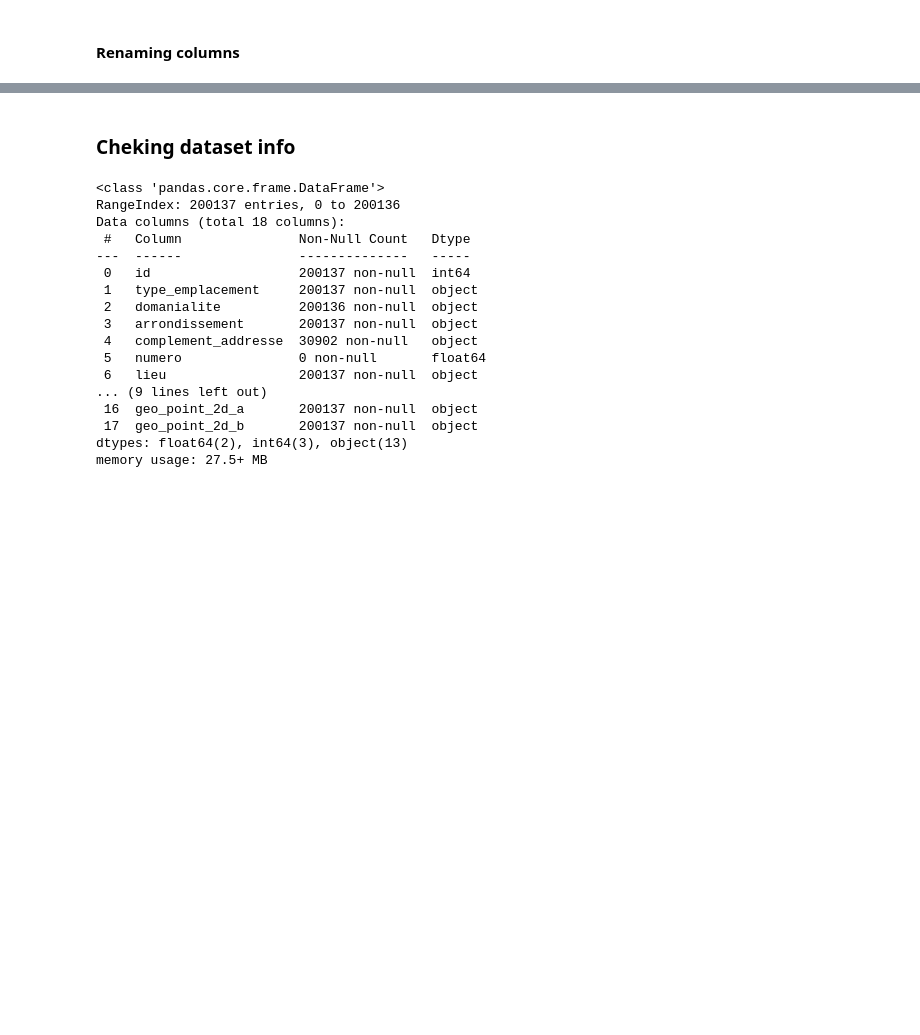
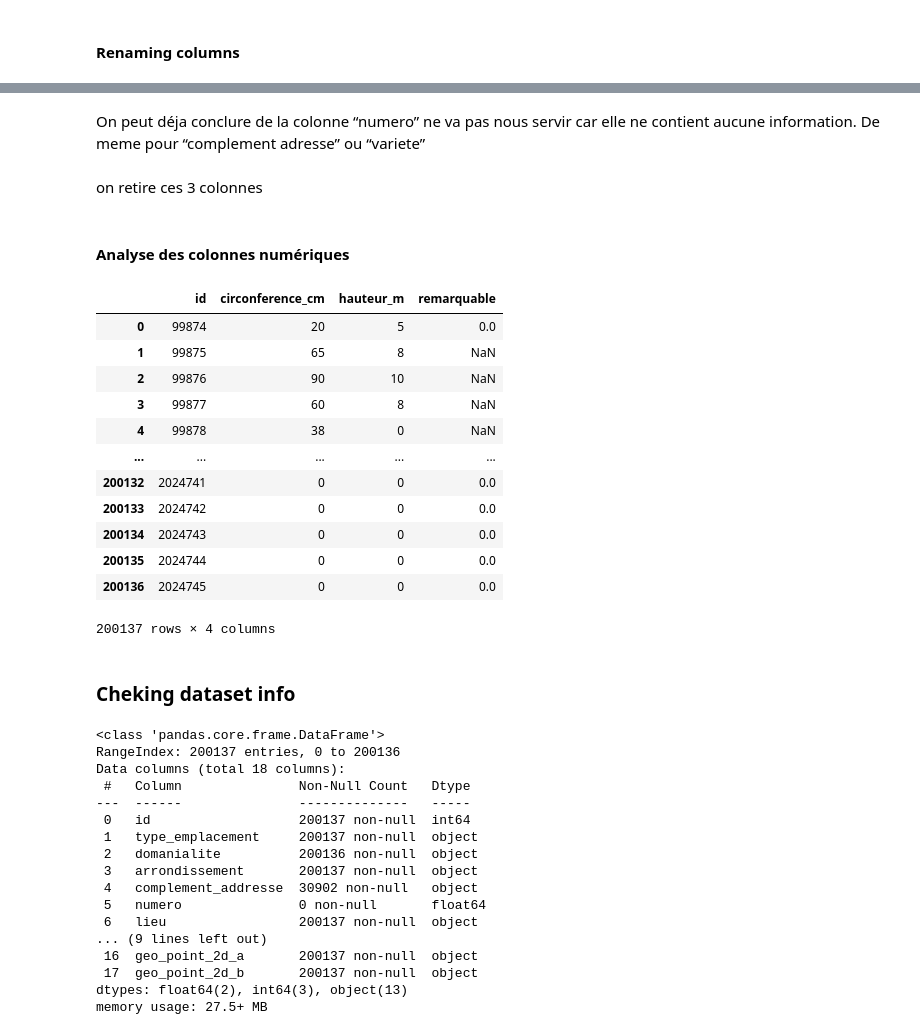
Before and after one commit to theotrc/OPC_PARIS_PROJ1, a Jupyter notebook: analysis.ipynb, the cells around one changed output, grey strips where cells are left out. Cells and saved outputs as stored; diff of their text form; code cells hidden in the pictures; blank space fills up the shorter version.

```diff
--- a/analysis.ipynb
+++ b/analysis.ipynb
@@ -5,5 +5,6 @@
 # %%
 import pandas as pd
 import numpy as np
+pd.set_option('display.float_format', lambda x: '%.10f' % x)
 # %%
 df = pd.read_csv("data/p2-arbres-fr.csv", delimiter=";", decimal=",")
@@ -32,3 +94,27 @@ df.head()
+# %% [markdown]
+On peut déja conclure de la colonne “numero” ne va pas nous servir car elle ne contient aucune information. De meme pour “complement adresse” ou “variete”
+# %% [markdown]
+on retire ces 3 colonnes
+# %%
+df.drop(columns=["numero","complement_addresse", "variete"], inplace=True)
+# %% [markdown]
+#### Analyse des colonnes numériques
+# %%
+df_number = df.select_dtypes(include=["number"])
+# %% [output]
+|  | id | circonference_cm | hauteur_m | remarquable |
+| 0 | 99874 | 20 | 5 | 0.0 |
+| 1 | 99875 | 65 | 8 | NaN |
+| 2 | 99876 | 90 | 10 | NaN |
+| 3 | 99877 | 60 | 8 | NaN |
+| 4 | 99878 | 38 | 0 | NaN |
+| ... | ... | ... | ... | ... |
+| 200132 | 2024741 | 0 | 0 | 0.0 |
+| 200133 | 2024742 | 0 | 0 | 0.0 |
+| 200134 | 2024743 | 0 | 0 | 0.0 |
+| 200135 | 2024744 | 0 | 0 | 0.0 |
+| 200136 | 2024745 | 0 | 0 | 0.0 |
+200137 rows × 4 columns
 # %% [markdown]
 ### Cheking dataset info
 # %%
```
Also changed, not shown: parts of 11 cells of this notebook, 1 other file.
